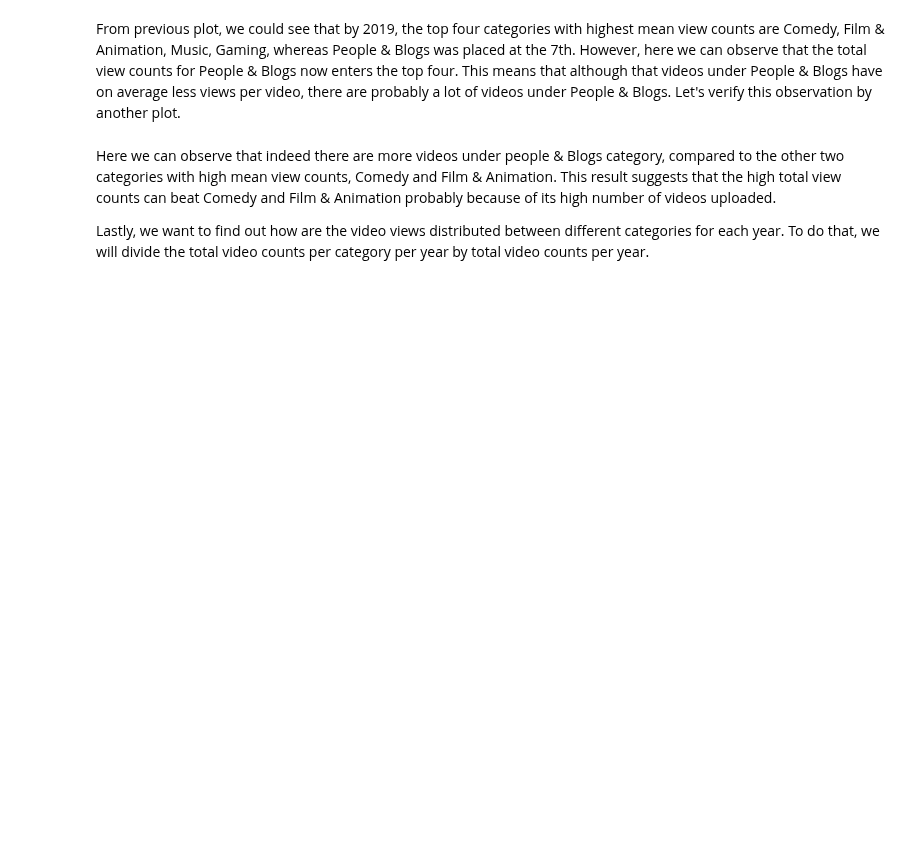
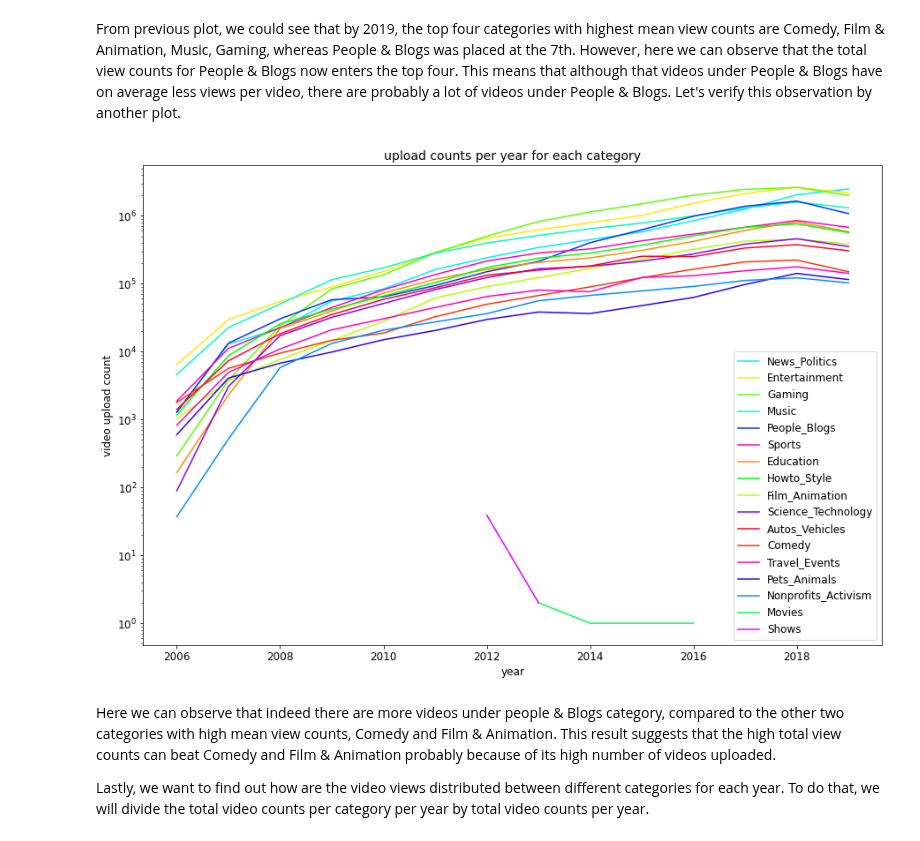
Before and after one commit to epfl-ada/ada-2022-project-adaptation, a Jupyter notebook: MS2_Analysis.ipynb, the cells around one changed output. Drawn from its saved outputs; the diff is of its cells as text; code cells hidden in the pictures; blank space fills up the shorter version.

```diff
--- a/MS2_Analysis.ipynb
+++ b/MS2_Analysis.ipynb
@@ -406,31 +417,34 @@ plt.show()
 From previous plot, we could see that by 2019, the top four categories with highest mean view counts are Comedy, Film & Animation, Music, Gaming, whereas People & Blogs was placed at the 7th. However, here we can observe that the total view counts for People & Blogs now enters the top four. This means that although that videos under People & Blogs have on average less views per video, there are probably a lot of videos under People & Blogs. Let's verify this observation by another plot.
 # %%
 # determine how many videos are uploaded to YouTube by each channel by year
-upload_count_by_year = (
+upload_count_by_year_groupby = (
     videos_with_cat.dropna(axis=0).groupby(["categories", "yearNumber"]).count()
 )
-upload_count_by_year = upload_count_by_year.view_count.unstack().reset_index()
-upload_count_by_year.columns.name = None
-upload_count_by_year = upload_count_by_year.sort_values(
+upload_count_by_year_groupby = upload_count_by_year_groupby.view_count.unstack().reset_index()
+upload_count_by_year_groupby.columns.name = None
+upload_count_by_year = upload_count_by_year_groupby.sort_values(
     by=2019, ascending=False, ignore_index=True
 )
 
 plt.rcParams["figure.figsize"] = (15, 10)
 for i in np.arange(upload_count_by_year.shape[0]):
     plt.plot(
         upload_count_by_year.loc[
             i,
         ][2:],
         label=upload_count_by_year.loc[i,][
             0:1
         ][0],
+        color=cm(1.*upload_count_by_year_groupby[upload_count_by_year_groupby.categories==upload_count_by_year.loc[i,][0:1][0]].index/NUM_COLORS)
     )
 plt.semilogy()
 plt.legend(loc="lower right")
 plt.xlabel("year")
 plt.ylabel("video upload count")
 plt.title("upload counts per year for each category")
 plt.show()
+# %% [output]
+[figure, added]
 # %% [markdown]
 Here we can observe that indeed there are more videos under people & Blogs category, compared to the other two categories with high mean view counts, Comedy and Film & Animation. This result suggests that the high total view counts can beat Comedy and Film & Animation probably because of its high number of videos uploaded.
 
```
Also changed, not shown: parts of 15 cells of this notebook.
